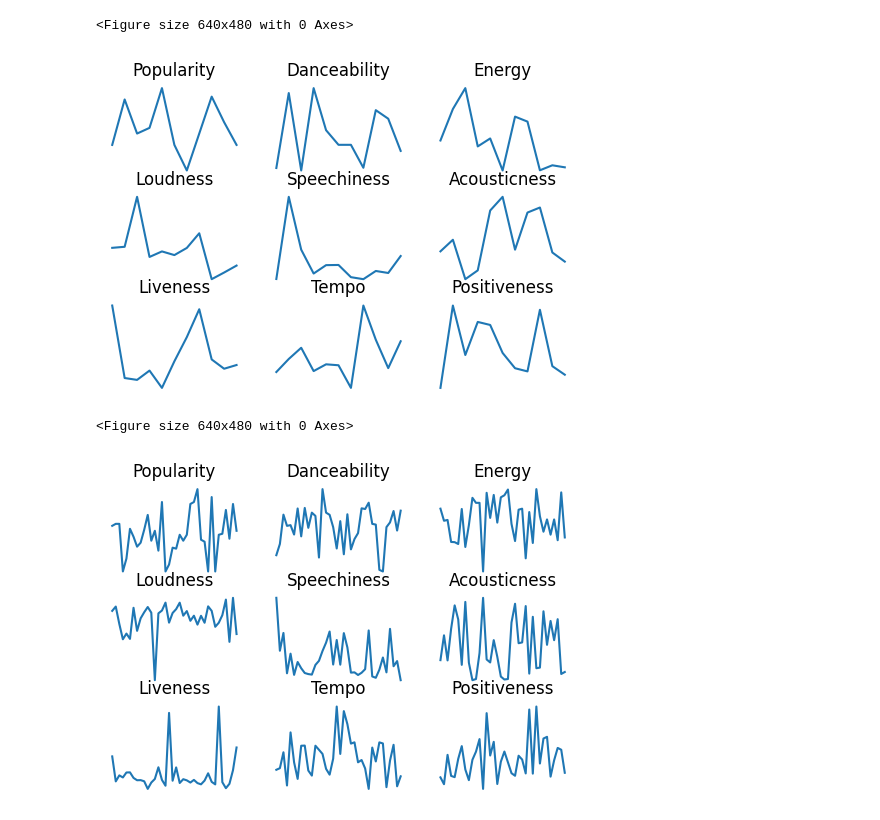
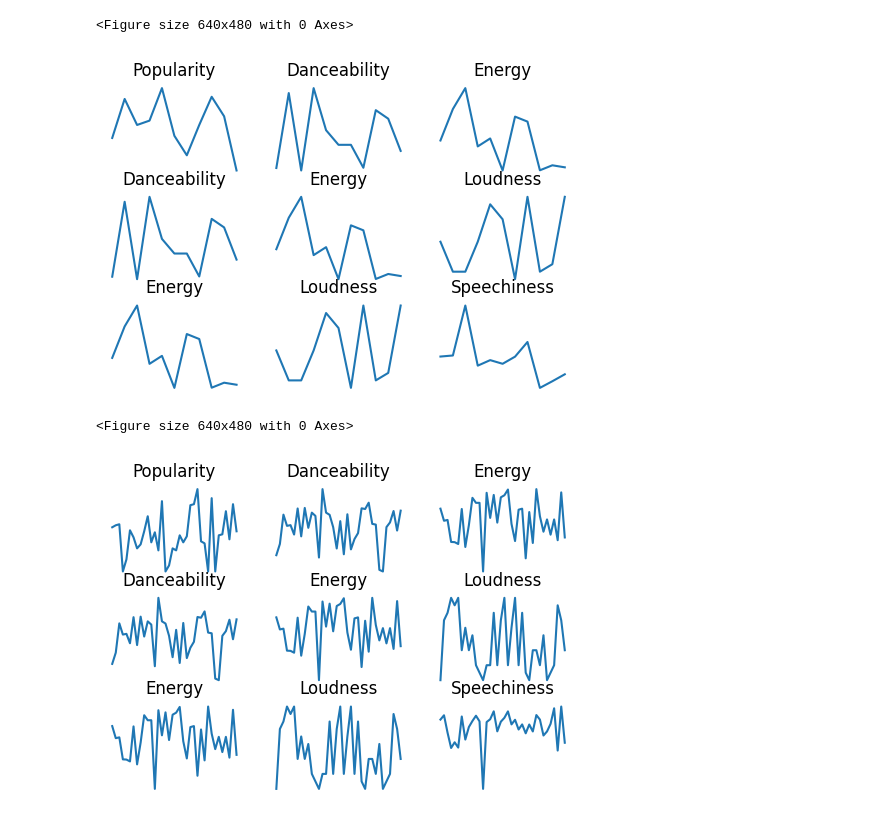
Before and after one commit to mreeks91/spotifygraphs, a Jupyter notebook: spotifygraphs.ipynb, the cells around one changed output. Cells and saved outputs as stored; diff of their text form; code cells hidden in the pictures.

```diff
--- a/spotifygraphs.ipynb
+++ b/spotifygraphs.ipynb
@@ -138,0 +77,17 @@ playlist_plot(track_df)
+# %%
+%matplotlib inline
+
+audio_feats = ['Popularity','Danceability','Energy','Loudness','Speechiness','Acousticness','Liveness','Tempo','Positivity']
+def playlist_plot(playlist_link):
+    uri = get_playlist_uri(playlist_link)
+    track_df = get_track_data(uri)
+    plt.clf()
+    fig, axs = plt.subplots(3,3)
+    for i in range(3):
+        for j in range(3):
+            fig.set_size_inches(6,4)
+            axs[i,j].plot(track_df.iloc[:,5+i+j])
+            axs[i,j].axis('off')
+            axs[i,j].set_title(audio_feats[i+j])
+    plt.show()
+playlist_plot(playlist_link)
@@ -139,16 +97,12 @@ playlist_plot(track_df)
 # %%
 saslink = 'https://open.spotify.com/playlist/6aEcQKDvZ7nMl3C88ZVKMn?si=e62a80e495594da1'
-sasuri = get_playlist_uri(saslink)
-sas_df = get_track_data(sasuri)
-playlist_plot(sas_df)
+playlist_plot(saslink)
 # %% [output]
 <Figure size 640x480 with 0 Axes>
-[figure, old version]
+[figure, new version]
 # %%
 sadsongs = 'https://open.spotify.com/playlist/6wTUGHUIMfNvqCobTkVuPM?si=aec74df6bc32407d'
-saduri = get_playlist_uri(sadsongs)
-sad_df = get_track_data(saduri)
-playlist_plot(sad_df)
+playlist_plot(sadsongs)
 # %% [output]
 <Figure size 640x480 with 0 Axes>
-[figure, old version]
+[figure, new version]
```
Also changed, not shown: parts of 3 cells of this notebook.
